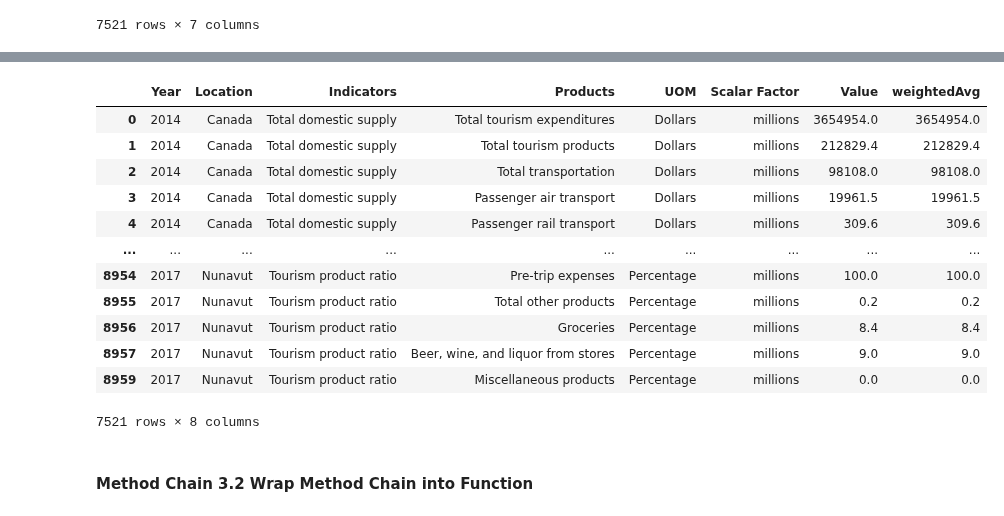
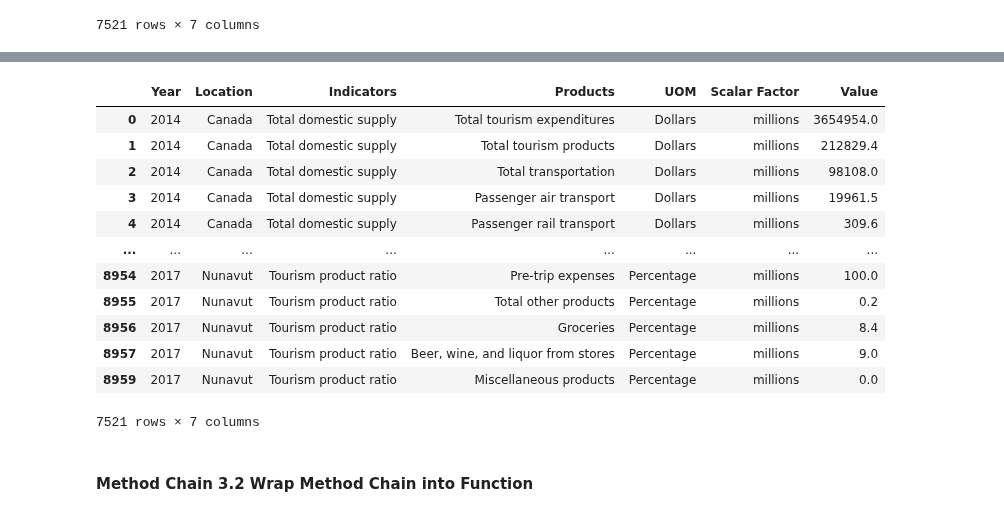
Before and after one commit to data301-2021-winter1/group05-project, a Jupyter notebook: notebooks/analysis3.ipynb, the cells around one changed output, grey strips where cells are left out. Drawn from its saved outputs; the diff is of its cells as text; code cells hidden in the pictures.

```diff
--- a/notebooks/analysis3.ipynb
+++ b/notebooks/analysis3.ipynb
@@ -254,29 +254,28 @@ sns.barplot(x='Value',y='Location',hue='Year',data=df2, estimator=np.mean)
 # %%
 
 df = (
     pd.read_csv("../data/raw/tourism.csv")
     .drop(columns=['DGUID','UOM_ID','SCALAR_ID','VECTOR', 'COORDINATE', 'STATUS','SYMBOL','TERMINATED', 'DECIMALS'],axis=1)
     .dropna()
     .rename(columns={"REF_DATE":"Year", "GEO":"Location", "SCALAR_FACTOR":"Scalar Factor", "VALUE":"Value"})
-    .assign(weightedAvg= lambda x: x.Value)
 )
 df
 #for creating new column that is just a template without the weighted avg calculations. I will ask the teacher to clarify then
 #correct this possibly after milestone 3.
 # %% [output]
-|  | Year | Location | Indicators | Products | UOM | Scalar Factor | Value | weightedAvg |
-| 0 | 2014 | Canada | Total domestic supply | Total tourism expenditures | Dollars | millions | 3654954.0 | 3654954.0 |
-| 1 | 2014 | Canada | Total domestic supply | Total tourism products | Dollars | millions | 212829.4 | 212829.4 |
-| 2 | 2014 | Canada | Total domestic supply | Total transportation | Dollars | millions | 98108.0 | 98108.0 |
-| 3 | 2014 | Canada | Total domestic supply | Passenger air transport | Dollars | millions | 19961.5 | 19961.5 |
-| 4 | 2014 | Canada | Total domestic supply | Passenger rail transport | Dollars | millions | 309.6 | 309.6 |
-| ... | ... | ... | ... | ... | ... | ... | ... | ... |
-| 8954 | 2017 | Nunavut | Tourism product ratio | Pre-trip expenses | Percentage | millions | 100.0 | 100.0 |
-| 8955 | 2017 | Nunavut | Tourism product ratio | Total other products | Percentage | millions | 0.2 | 0.2 |
-| 8956 | 2017 | Nunavut | Tourism product ratio | Groceries | Percentage | millions | 8.4 | 8.4 |
-| 8957 | 2017 | Nunavut | Tourism product ratio | Beer, wine, and liquor from stores | Percentage | millions | 9.0 | 9.0 |
-| 8959 | 2017 | Nunavut | Tourism product ratio | Miscellaneous products | Percentage | millions | 0.0 | 0.0 |
+|  | Year | Location | Indicators | Products | UOM | Scalar Factor | Value |
+| 0 | 2014 | Canada | Total domestic supply | Total tourism expenditures | Dollars | millions | 3654954.0 |
+| 1 | 2014 | Canada | Total domestic supply | Total tourism products | Dollars | millions | 212829.4 |
+| 2 | 2014 | Canada | Total domestic supply | Total transportation | Dollars | millions | 98108.0 |
+| 3 | 2014 | Canada | Total domestic supply | Passenger air transport | Dollars | millions | 19961.5 |
+| 4 | 2014 | Canada | Total domestic supply | Passenger rail transport | Dollars | millions | 309.6 |
+| ... | ... | ... | ... | ... | ... | ... | ... |
+| 8954 | 2017 | Nunavut | Tourism product ratio | Pre-trip expenses | Percentage | millions | 100.0 |
+| 8955 | 2017 | Nunavut | Tourism product ratio | Total other products | Percentage | millions | 0.2 |
+| 8956 | 2017 | Nunavut | Tourism product ratio | Groceries | Percentage | millions | 8.4 |
+| 8957 | 2017 | Nunavut | Tourism product ratio | Beer, wine, and liquor from stores | Percentage | millions | 9.0 |
+| 8959 | 2017 | Nunavut | Tourism product ratio | Miscellaneous products | Percentage | millions | 0.0 |
-7521 rows × 8 columns
+7521 rows × 7 columns
 # %% [markdown]
 #### Method Chain 3.2 Wrap Method Chain into Function
 # %%
```
Also changed, not shown: parts of 5 cells of this notebook, 1 other file.
